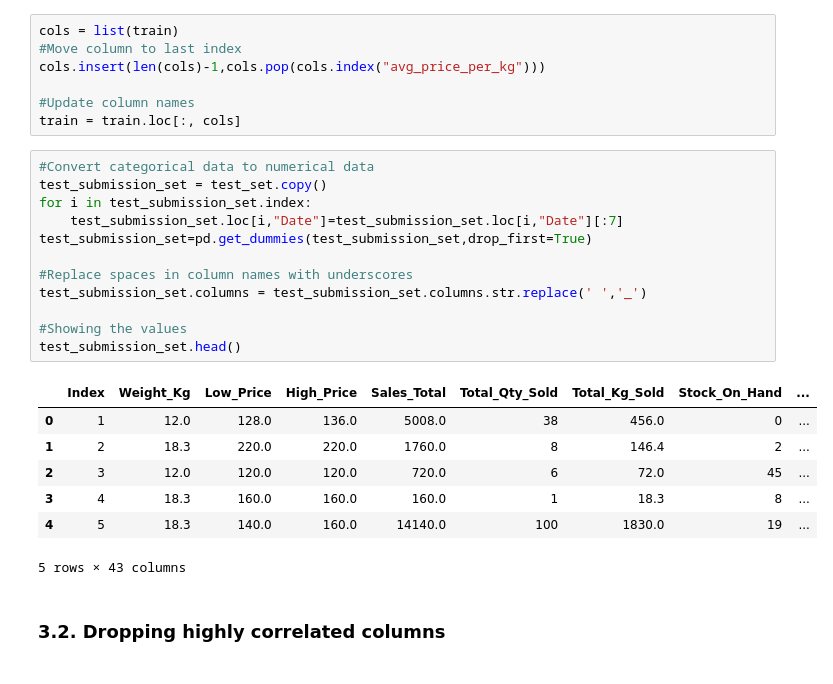
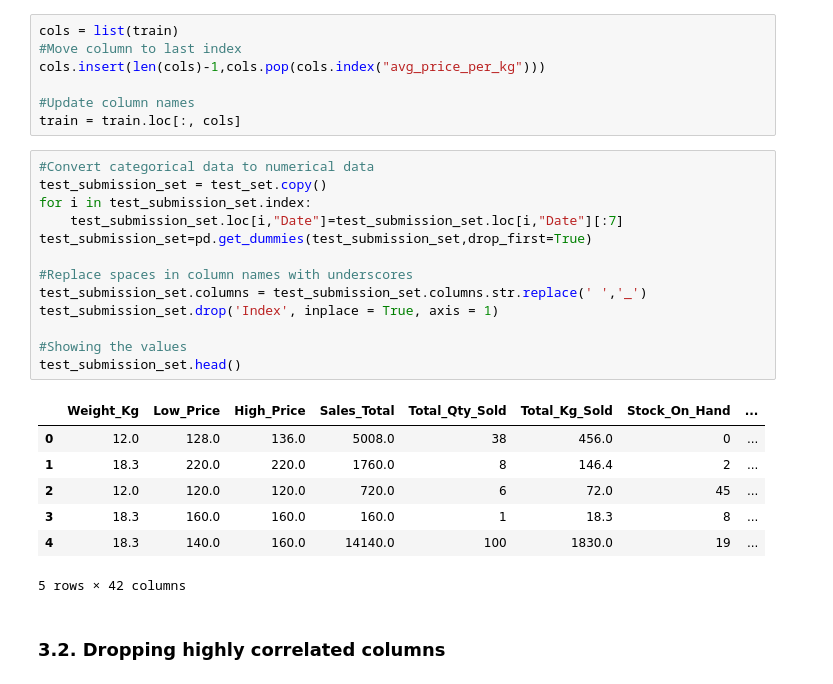
Before and after one commit to lkrump7/regression-apples-predict-api-template, a Jupyter notebook: Linear Regression team TS2.ipynb, the cells around one changed output. Cells and saved outputs as stored; diff of their text form.

```diff
--- a/Linear Regression team TS2.ipynb
+++ b/Linear Regression team TS2.ipynb
@@ -371,23 +371,24 @@ train = train.loc[:, cols]
 # %%
 #Convert categorical data to numerical data
 test_submission_set = test_set.copy()
 for i in test_submission_set.index:
     test_submission_set.loc[i,"Date"]=test_submission_set.loc[i,"Date"][:7]
 test_submission_set=pd.get_dummies(test_submission_set,drop_first=True)
 
 #Replace spaces in column names with underscores
 test_submission_set.columns = test_submission_set.columns.str.replace(' ','_')
+test_submission_set.drop('Index', inplace = True, axis = 1)
 
 #Showing the values
 test_submission_set.head()
 # %% [output]
-|  | Index | Weight_Kg | Low_Price | High_Price | Sales_Total | Total_Qty_Sold | Total_Kg_Sold | Stock_On_Hand | ... |
-| 0 | 1 | 12.0 | 128.0 | 136.0 | 5008.0 | 38 | 456.0 | 0 | ... |
-| 1 | 2 | 18.3 | 220.0 | 220.0 | 1760.0 | 8 | 146.4 | 2 | ... |
-| 2 | 3 | 12.0 | 120.0 | 120.0 | 720.0 | 6 | 72.0 | 45 | ... |
-| 3 | 4 | 18.3 | 160.0 | 160.0 | 160.0 | 1 | 18.3 | 8 | ... |
-| 4 | 5 | 18.3 | 140.0 | 160.0 | 14140.0 | 100 | 1830.0 | 19 | ... |
+|  | Weight_Kg | Low_Price | High_Price | Sales_Total | Total_Qty_Sold | Total_Kg_Sold | Stock_On_Hand | ... |
+| 0 | 12.0 | 128.0 | 136.0 | 5008.0 | 38 | 456.0 | 0 | ... |
+| 1 | 18.3 | 220.0 | 220.0 | 1760.0 | 8 | 146.4 | 2 | ... |
+| 2 | 12.0 | 120.0 | 120.0 | 720.0 | 6 | 72.0 | 45 | ... |
+| 3 | 18.3 | 160.0 | 160.0 | 160.0 | 1 | 18.3 | 8 | ... |
+| 4 | 18.3 | 140.0 | 160.0 | 14140.0 | 100 | 1830.0 | 19 | ... |
-5 rows × 43 columns
+5 rows × 42 columns
 # %% [markdown]
 ### 3.2. Dropping highly correlated columns
 # %%
```
Also changed, not shown: parts of 8 cells of this notebook.
